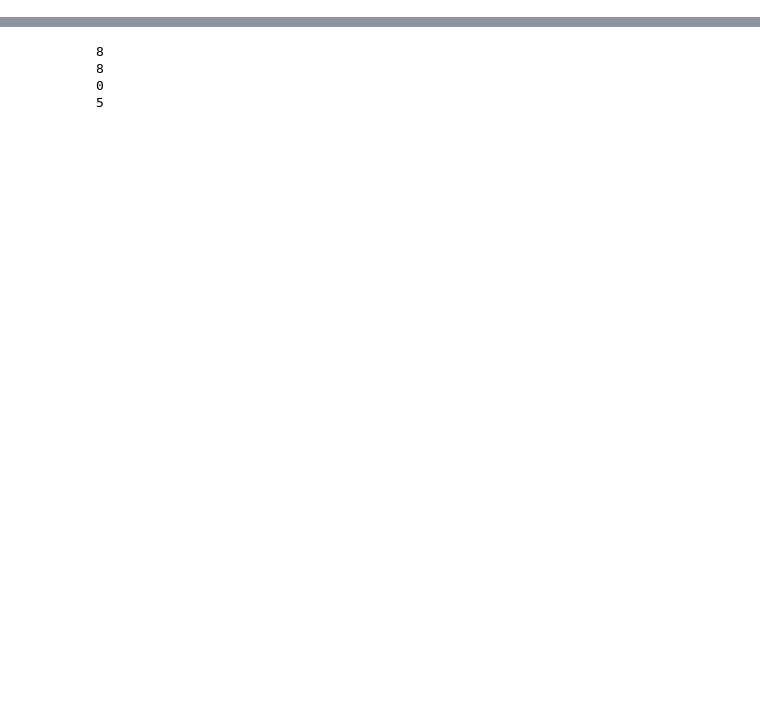
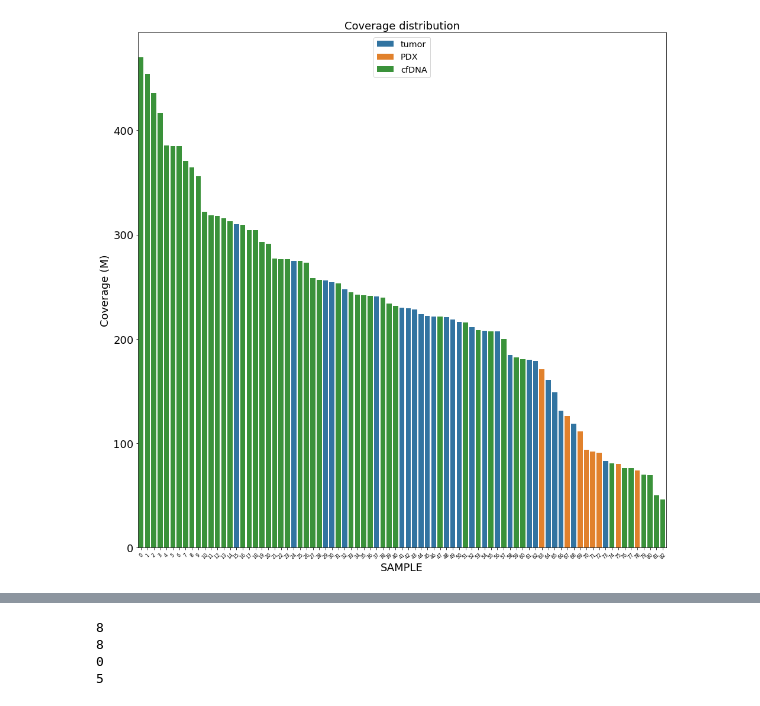
Before and after one commit to jfnavarro/scitron, a Jupyter notebook: analysis_general.ipynb, the cells around one changed output, grey strips where cells are left out. Saved outputs shown, nothing was run; the diff lists cells and outputs as text; code cells hidden in the pictures; blank space fills up the shorter version.

```diff
--- a/analysis_general.ipynb
+++ b/analysis_general.ipynb
@@ -54,0 +93,16 @@ print(len(set(metasamples[metasamples['SAMPLE_TYPE'] == 'tumor']['SAMPLE_ID'])))
+# %%
+fig, ax = plt.subplots(figsize=(16,16))
+
+sns_plot = sns.barplot(x='SAMPLE_ID', y='Unique Pairs', hue="type", dodge=False,
+                       data=qc_stats, hue_order=['tumor', 'PDX', 'cfDNA'],
+                       order=qc_stats.sort_values('Unique Pairs', ascending = False).SAMPLE_ID,
+                       ax=ax)
+_ = sns_plot.set_xticklabels(sns_plot.get_xticks(), size=8, rotation=45)
+_ = sns_plot.set_xlabel('SAMPLE', fontsize=18)
+_ = sns_plot.set_ylabel('Coverage (M)', fontsize=18)
+_ = sns_plot.tick_params(axis='y', which='major', labelsize=18)
+_ = sns_plot.set_title('Coverage distribution', fontsize=18)
+plt.legend(fontsize='x-large', title_fontsize='20')
+fig.savefig('coverage_distribution_all.pdf', dpi=180)
+# %% [output]
+[figure, added]
```
Also changed, not shown: parts of 48 cells of this notebook, 8 other files.
